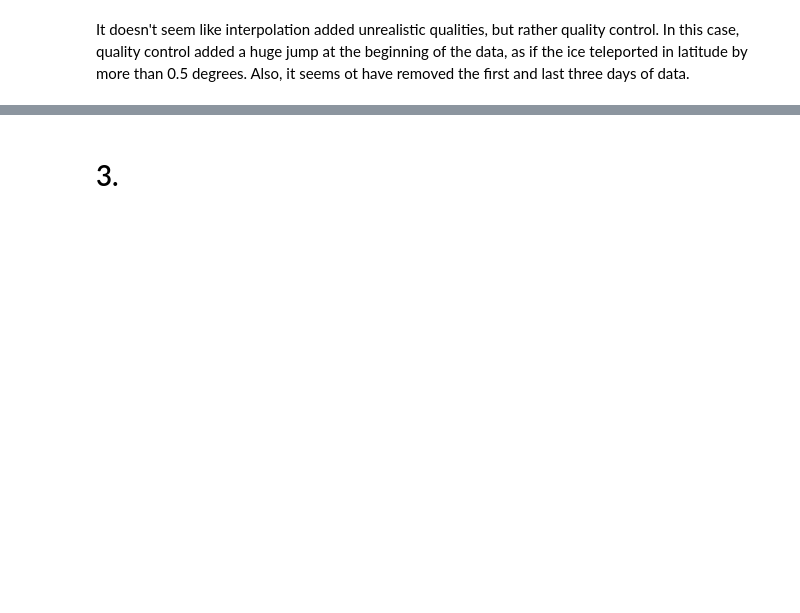
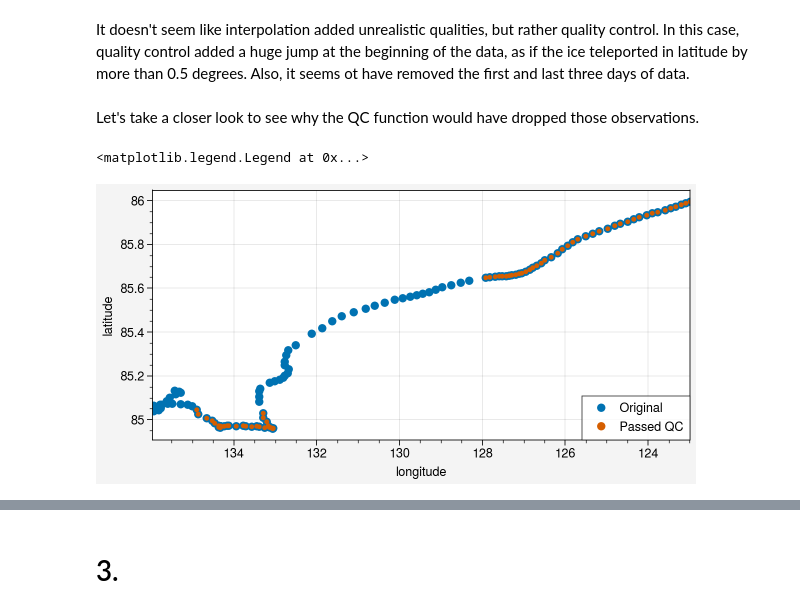
Before and after one commit to awang343/uncertainty-quantification-sea-ice, a Jupyter notebook: notebooks/Buoy Processing.ipynb, the cells around one changed output, grey strips where cells are left out. Drawn from its saved outputs; the diff is of its cells as text; code cells hidden in the pictures; blank space fills up the shorter version.

```diff
--- a/notebooks/Buoy Processing.ipynb
+++ b/notebooks/Buoy Processing.ipynb
@@ -127,2 +153,18 @@ graph_data("2019I2")
 # %% [markdown]
 It doesn't seem like interpolation added unrealistic qualities, but rather quality control. In this case, quality control added a huge jump at the beginning of the data, as if the ice teleported in latitude by more than 0.5 degrees. Also, it seems ot have removed the first and last three days of data.
+# %% [markdown]
+Let's take a closer look to see why the QC function would have dropped those observations.
+# %%
+time_slice = slice('2019-10-01', '2019-10-31')
+buoy_dfs = buoy_data('2019I2')
+orig_df = buoy_dfs['original'].set_index('datetime')
+qc_df = buoy_dfs['qc'].set_index('datetime')
+fig, ax = pplt.subplots(width=6, height=3)
+ax.plot(orig_df.loc[time_slice, 'longitude'],
+        orig_df.loc[time_slice, 'latitude'], m='.', ms=10, lw=0, label='Original')
+ax.plot(qc_df.loc[time_slice, 'longitude'],
+        qc_df.loc[time_slice, 'latitude'], m='.', ms=5, lw=0, label='Passed QC')
+ax.legend(loc='lr', ncols=1, markersize=10)
+# %% [output]
+<matplotlib.legend.Legend at 0x...>
+[figure, added]
```
Also changed, not shown: parts of 17 cells of this notebook, 1 other file.
